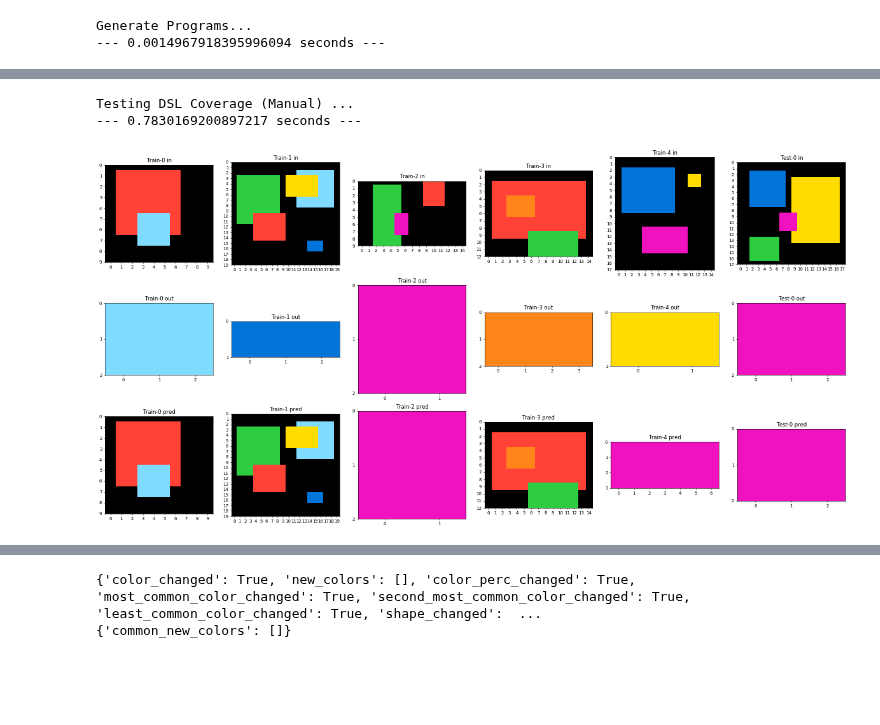
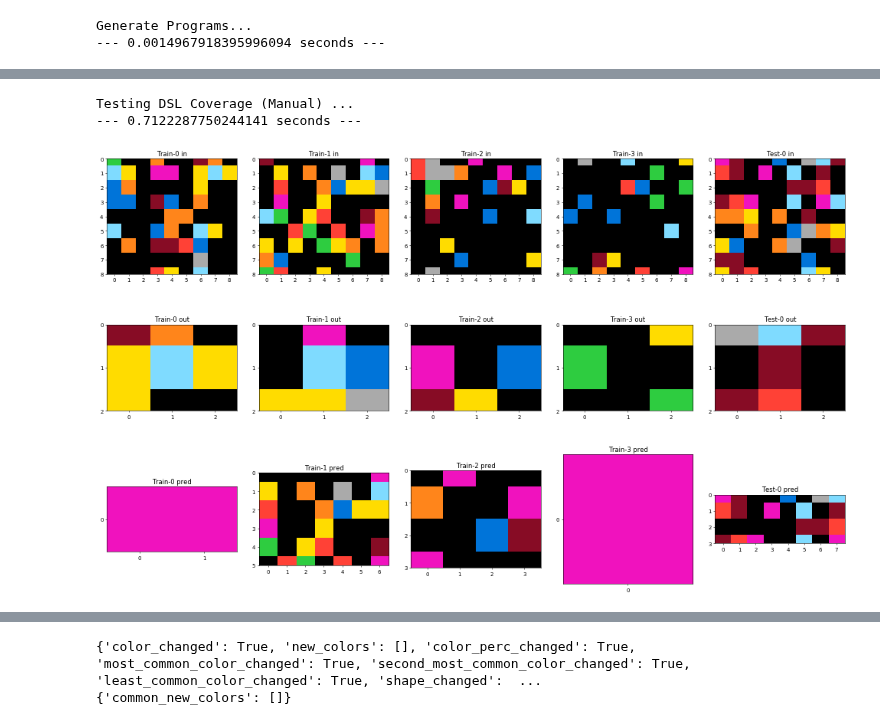
Before and after one commit to lorepieri8/ARC_challenge, a Jupyter notebook: ARC_DSL.ipynb, the cells around one changed output, grey strips where cells are left out. Saved outputs shown, nothing was run; the diff lists cells and outputs as text; code cells hidden in the pictures; blank space fills up the shorter version.

```diff
--- a/ARC_DSL.ipynb
+++ b/ARC_DSL.ipynb
@@ -1567,26 +1576,26 @@ Load Program Application Framework ...
 # %%
 start_time = time.time()
 print("Testing DSL Coverage (Manual) ...")
 
 def combine_tasks(a):
     b = a.copy()
     #print(b)
     #b = mirror_4(b)
     #b = rotate_1(b)
     b = crop_1(b,*[6])
     #b = repeat_1(b,*[1,2])
 
     return b
 
-tasks_indices = [48]
+tasks_indices = [134]
 for task in tasks_indices:
     check_p(train_task_data[task], combine_tasks)
 
 print("--- %s seconds ---" % (time.time() - start_time))
 # %% [output]
 Testing DSL Coverage (Manual) ...
---- 0.7830169200897217 seconds ---
+--- 0.7122287750244141 seconds ---
-[figure, old version]
+[figure, new version]
 # %%
 start_time = time.time()
 print("Testing DSL Coverage (Training Set) ...")
```
Also changed, not shown: parts of 9 cells of this notebook.
